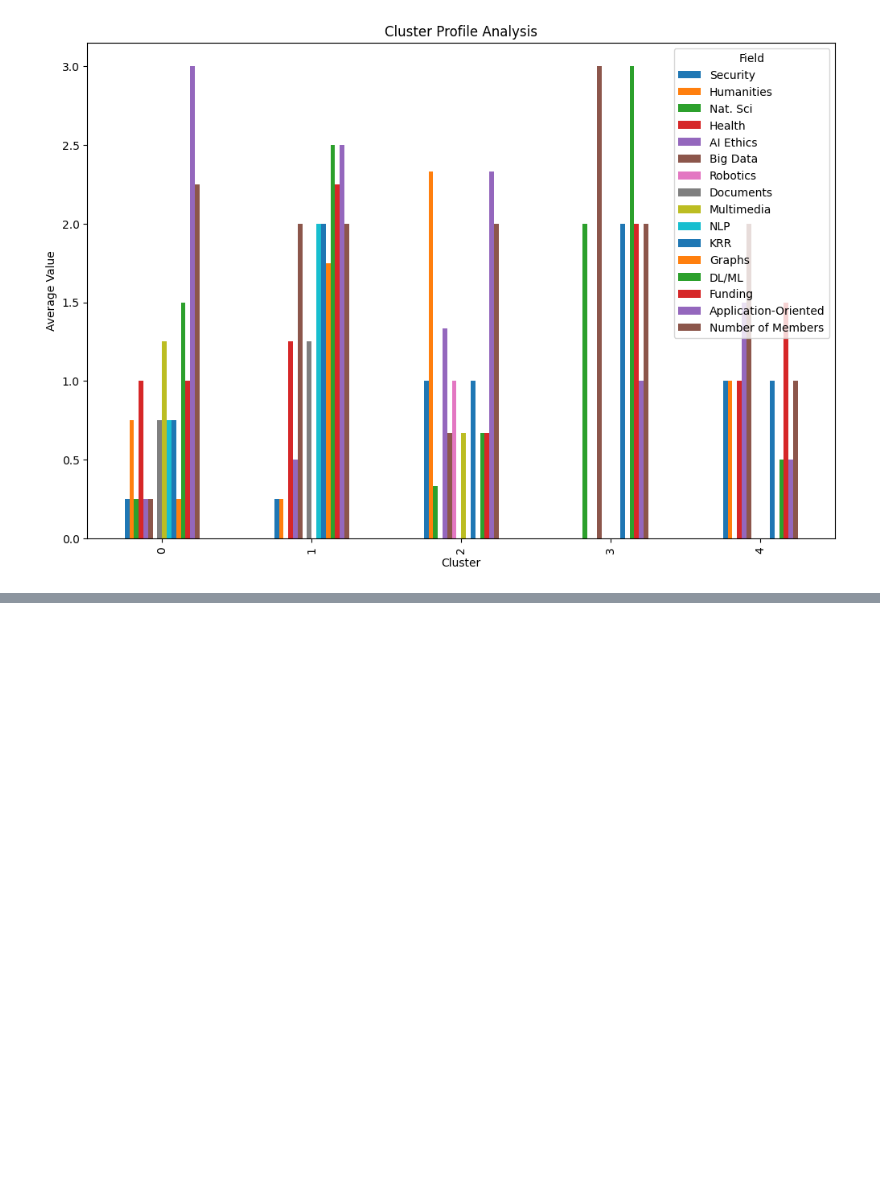
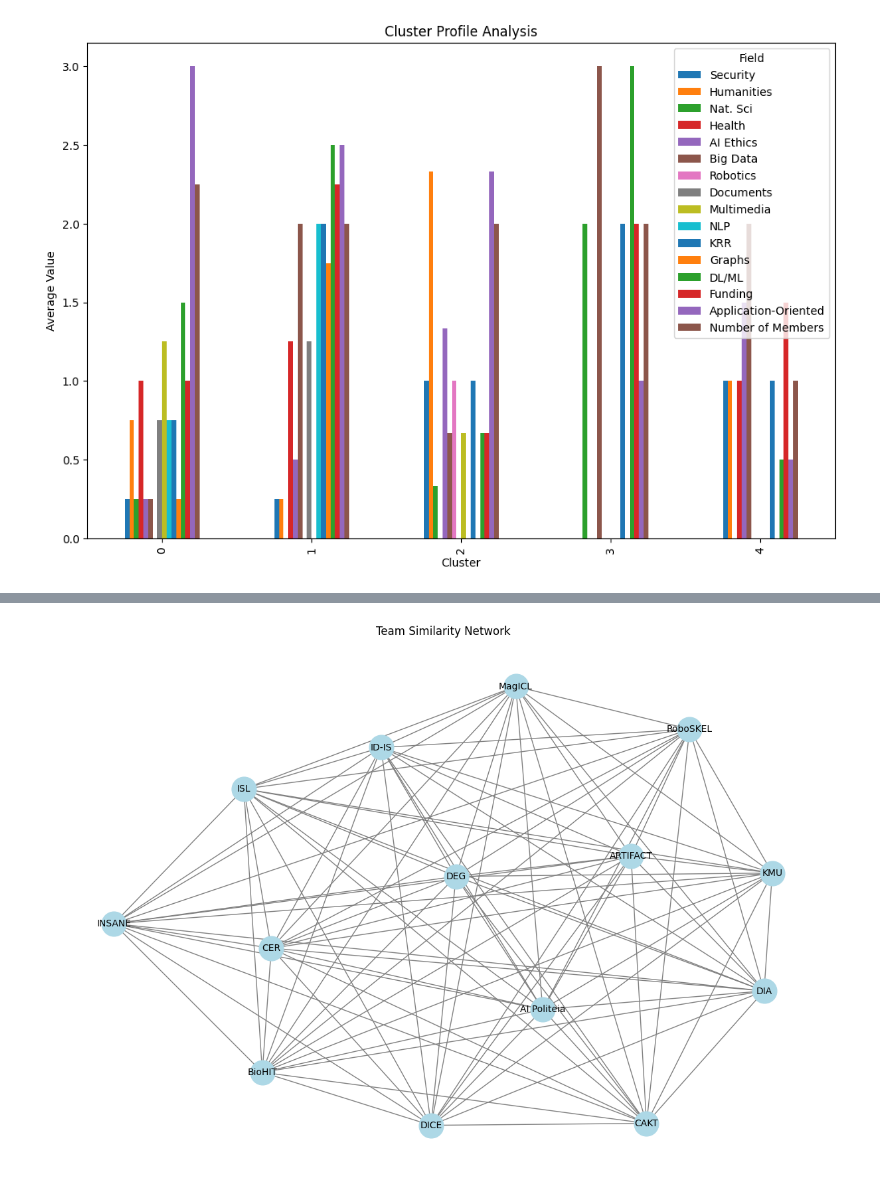
Before and after one commit to codegithubka/Deep-Autoencoder-Company-Segmentation, a Jupyter notebook: TeamMergers.ipynb, the cells around one changed output, grey strips where cells are left out. Cells and saved outputs as stored; diff of their text form; code cells hidden in the pictures; blank space fills up the shorter version.

```diff
--- a/TeamMergers.ipynb
+++ b/TeamMergers.ipynb
@@ -256,0 +307,33 @@ plot_cluster_profiles(profile_df)
+# %%
+#Network Analysis
+    #Nodes---> Team
+    #Edges--->Similarities/Potential merges
+
+import networkx as nx
+
+import matplotlib.pyplot as plt
+
+# Create a team similarity network
+def plot_team_network(df, similarity_matrix):
+    G = nx.Graph()
+
+    # Add nodes
+    for team in df.index:
+        G.add_node(team)
+
+    # Add edges
+    for i in range(len(df)):
+        for j in range(i+1, len(df)):
+            if similarity_matrix[i, j] > 0:  # Only add edges with positive similarity
+                G.add_edge(df.index[i], df.index[j], weight=similarity_matrix[i, j])
+
+    pos = nx.spring_layout(G)
+    plt.figure(figsize=(12, 8))
+    nx.draw(G, pos, with_labels=True, node_size=700, node_color='lightblue', font_size=10, edge_color='gray')
+    plt.title('Team Similarity Network')
+    plt.show()
+
+# Main execution for network analysis
+plot_team_network(df, similarity_matrix)
+# %% [output]
+[figure, added]
```
Also changed, not shown: parts of 3 cells of this notebook, 1 other file.
